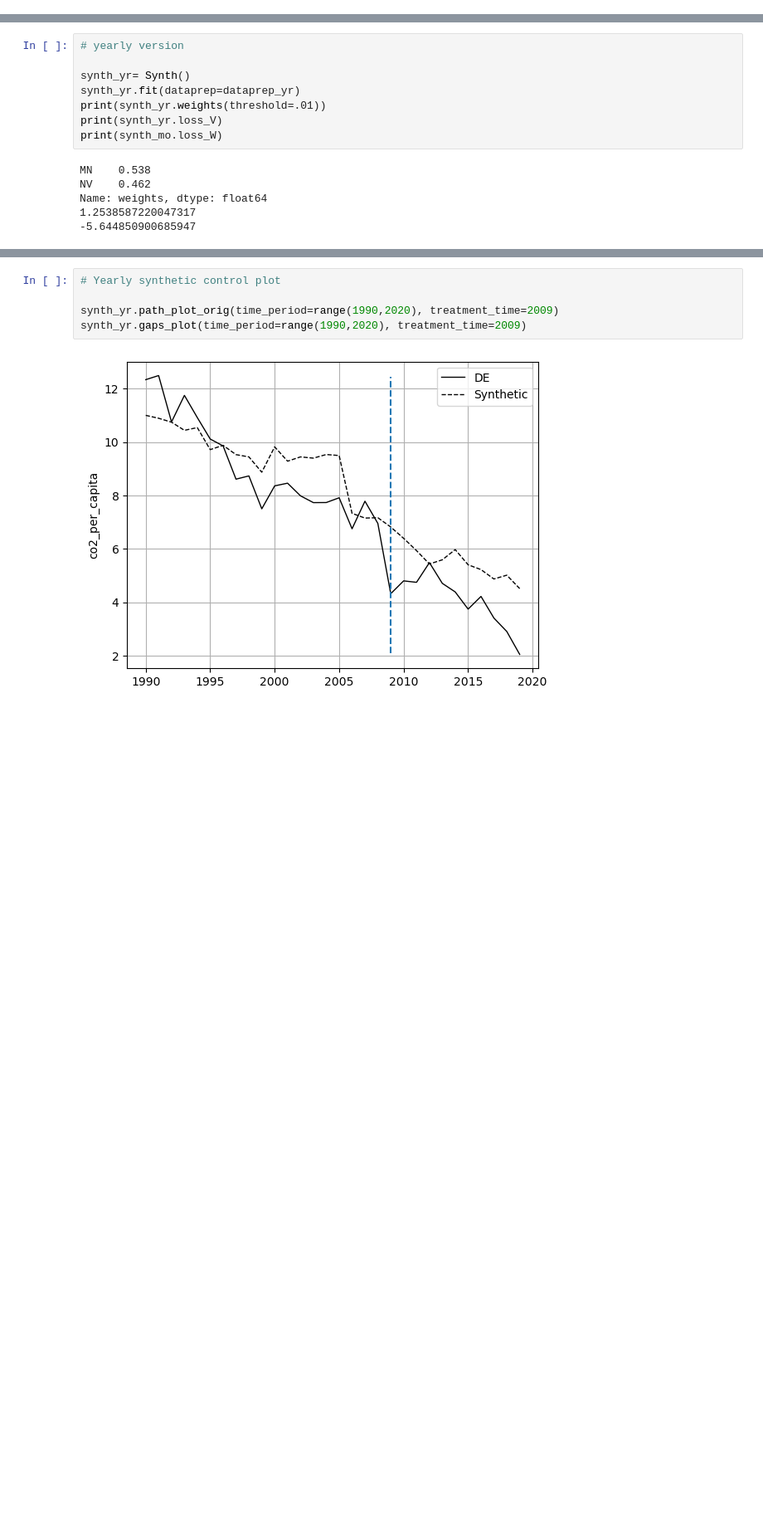
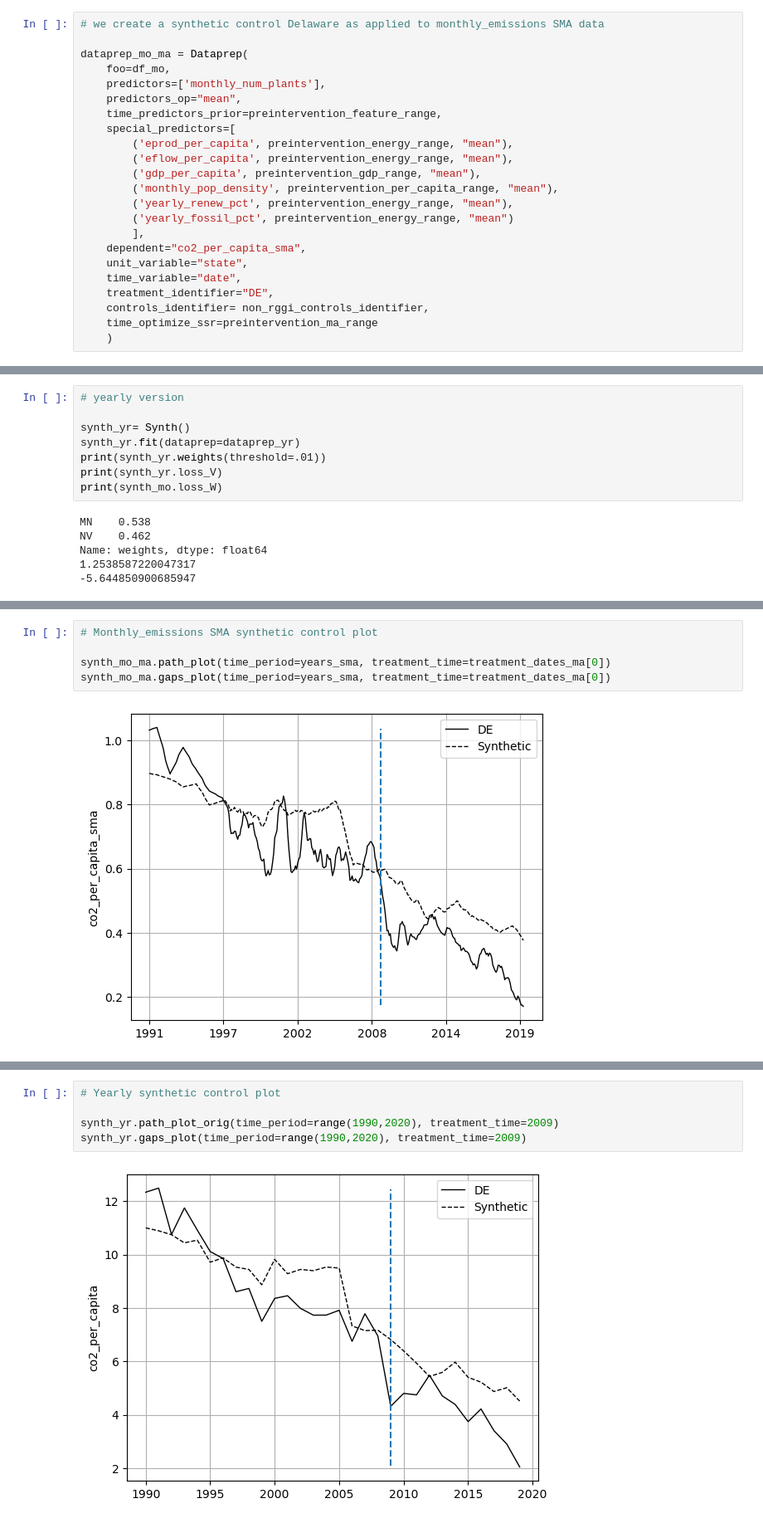
Before and after one commit to jableable/regulators, a Jupyter notebook: Models/Synthetic_Control/Jared/de_synthetic_control.ipynb, the cells around one changed output, grey strips where cells are left out. Shown at 83% size. Drawn from its saved outputs; the diff is of its cells as text; blank space fills up the shorter version.

```diff
--- a/Models/Synthetic_Control/Jared/de_synthetic_control.ipynb
+++ b/Models/Synthetic_Control/Jared/de_synthetic_control.ipynb
@@ -122,3 +126,26 @@ dataprep_mo = Dataprep(
+# %%
+# we create a synthetic control Delaware as applied to monthly_emissions SMA data
+
+dataprep_mo_ma = Dataprep(
+    foo=df_mo,
+    predictors=['monthly_num_plants'],
+    predictors_op="mean",
+    time_predictors_prior=preintervention_feature_range,
+    special_predictors=[
+        ('eprod_per_capita', preintervention_energy_range, "mean"),
+        ('eflow_per_capita', preintervention_energy_range, "mean"),
+        ('gdp_per_capita', preintervention_gdp_range, "mean"),
+        ('monthly_pop_density', preintervention_per_capita_range, "mean"),
+        ('yearly_renew_pct', preintervention_energy_range, "mean"),
+        ('yearly_fossil_pct', preintervention_energy_range, "mean")
+        ],
+    dependent="co2_per_capita_sma",
+    unit_variable="state",
+    time_variable="date",
+    treatment_identifier="DE",
+    controls_identifier= non_rggi_controls_identifier,
+    time_optimize_ssr=preintervention_ma_range
+    )
 # %%
 # we create a synthetic control Delaware as applied to yearly data
 
@@ -212,3 +259,10 @@ synth_mo.gaps_plot(time_period=years, treatment_time=treatment_dates[0])
 # %% [output]
 [figure]
 [figure]
+# %%
+# Monthly_emissions SMA synthetic control plot
+
+synth_mo_ma.path_plot(time_period=years_sma, treatment_time=treatment_dates_ma[0])
+synth_mo_ma.gaps_plot(time_period=years_sma, treatment_time=treatment_dates_ma[0])
+# %% [output]
+[figure, added]
```
Also changed, not shown: parts of 11 cells of this notebook, 3 other files.
